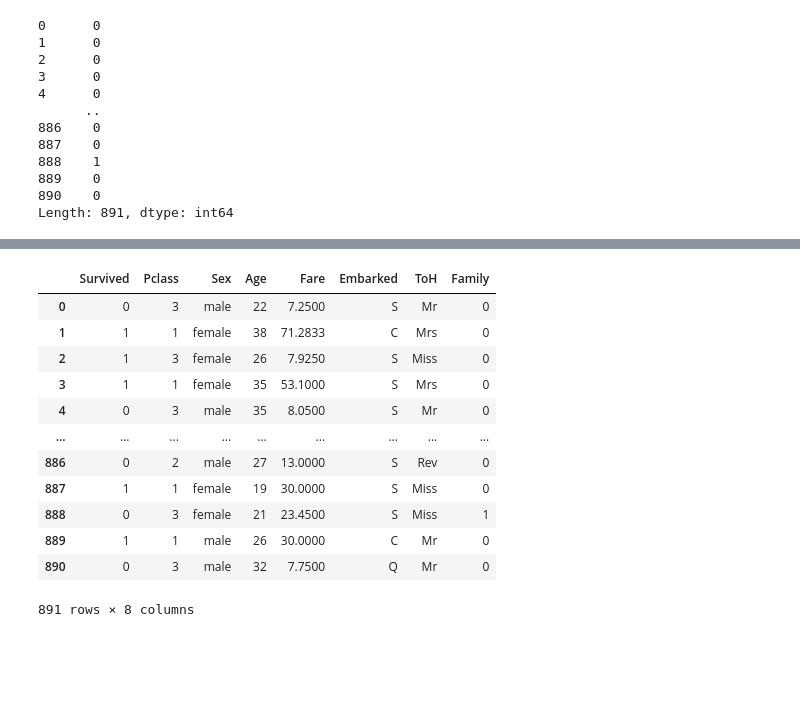
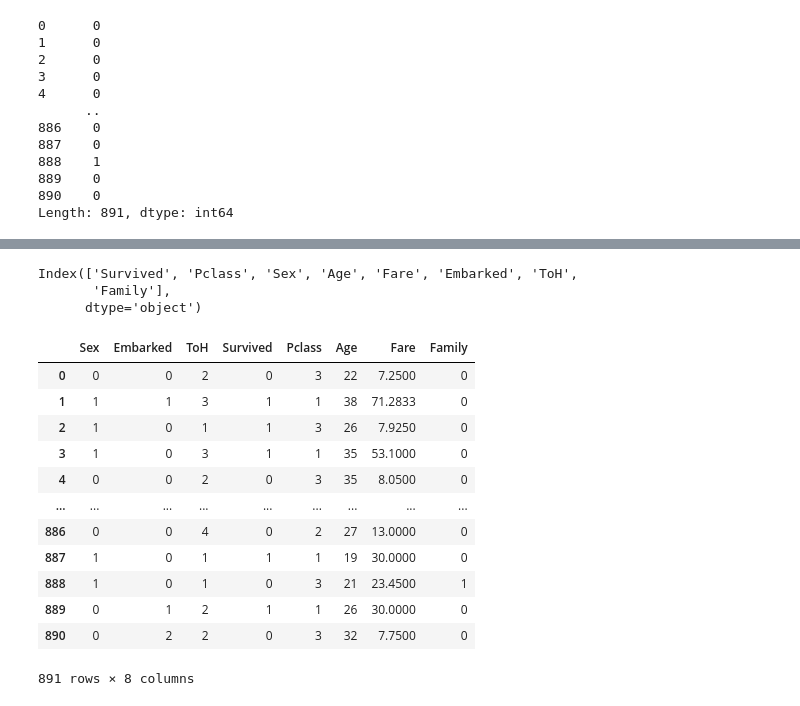
Before and after one commit to ksclown/How-to-use-GUI-in-Colab, a Jupyter notebook: [ML] PreProcessing.ipynb, the cells around one changed output, grey strips where cells are left out. Cells and saved outputs as stored; diff of their text form; code cells hidden in the pictures; blank space fills up the shorter version.

```diff
--- a/[ML] PreProcessing.ipynb
+++ b/[ML] PreProcessing.ipynb
@@ -428,6 +396,0 @@ dtype: object
-# %%
-titanic_df["Survived"] = titanic_df["Survived"].astype("category")
-titanic_df["Pclass"] = titanic_df["Pclass"].astype("category")
-titanic_df["Embarked"] = titanic_df["Embarked"].astype("category")
-titanic_df["Age"] = titanic_df["Age"].astype("int")
-titanic_df.dtypes
@@ -443,0 +422,4 @@ dtype: object
+# %%
+from sklearn.preprocessing import LabelEncoder
+
+le = LabelEncoder()
@@ -444,16 +434,36 @@ dtype: object
 # %%
-titanic_df
+titanic_df.columns
 # %% [output]
-|  | Survived | Pclass | Sex | Age | Fare | Embarked | ToH | Family |
-| 0 | 0 | 3 | male | 22 | 7.2500 | S | Mr | 0 |
-| 1 | 1 | 1 | female | 38 | 71.2833 | C | Mrs | 0 |
-| 2 | 1 | 3 | female | 26 | 7.9250 | S | Miss | 0 |
-| 3 | 1 | 1 | female | 35 | 53.1000 | S | Mrs | 0 |
-| 4 | 0 | 3 | male | 35 | 8.0500 | S | Mr | 0 |
-| ... | ... | ... | ... | ... | ... | ... | ... | ... |
-| 886 | 0 | 2 | male | 27 | 13.0000 | S | Rev | 0 |
-| 887 | 1 | 1 | female | 19 | 30.0000 | S | Miss | 0 |
-| 888 | 0 | 3 | female | 21 | 23.4500 | S | Miss | 1 |
-| 889 | 1 | 1 | male | 26 | 30.0000 | C | Mr | 0 |
-| 890 | 0 | 3 | male | 32 | 7.7500 | Q | Mr | 0 |
-891 rows × 8 columns
+Index(['Survived', 'Pclass', 'Sex', 'Age', 'Fare', 'Embarked', 'ToH',
+       'Family'],
+      dtype='object')
+# %%
+# 인코딩이 필요한 변수와 필요하지 않은 변수 지정
+enco_features = ["Sex", "Embarked", "ToH"]
+enco_not = ["Survived", "Pclass", "Age", "Fare", "Family"]
+
+enco_classes = {}
+
+def encoding_feature(x) :
+    values = le.fit_transform(x)
+
+    return values
+# %%
+d1 = titanic_df[enco_features].apply(encoding_feature)
+d2 = titanic_df[enco_not]
+titanic_pp = d1.join(d2)
+titanic_pp
+# %% [output]
+|  | Sex | Embarked | ToH | Survived | Pclass | Age | Fare | Family |
+| 0 | 0 | 0 | 2 | 0 | 3 | 22 | 7.2500 | 0 |
+| 1 | 1 | 1 | 3 | 1 | 1 | 38 | 71.2833 | 0 |
+| 2 | 1 | 0 | 1 | 1 | 3 | 26 | 7.9250 | 0 |
+| 3 | 1 | 0 | 3 | 1 | 1 | 35 | 53.1000 | 0 |
+| 4 | 0 | 0 | 2 | 0 | 3 | 35 | 8.0500 | 0 |
+| ... | ... | ... | ... | ... | ... | ... | ... | ... |
+| 886 | 0 | 0 | 4 | 0 | 2 | 27 | 13.0000 | 0 |
+| 887 | 1 | 0 | 1 | 1 | 1 | 19 | 30.0000 | 0 |
+| 888 | 1 | 0 | 1 | 0 | 3 | 21 | 23.4500 | 1 |
+| 889 | 0 | 1 | 2 | 1 | 1 | 26 | 30.0000 | 0 |
+| 890 | 0 | 2 | 2 | 0 | 3 | 32 | 7.7500 | 0 |
+891 rows × 8 columns
```
Also changed, not shown: parts of 16 cells of this notebook.
